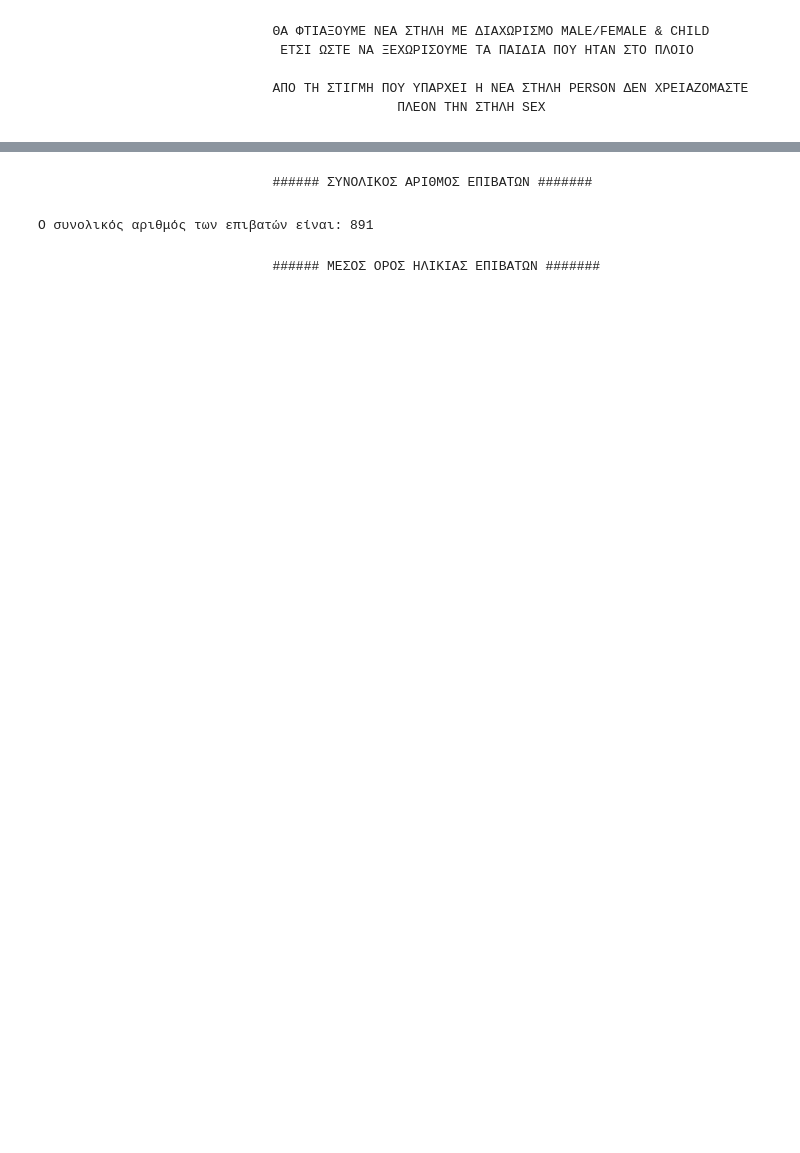
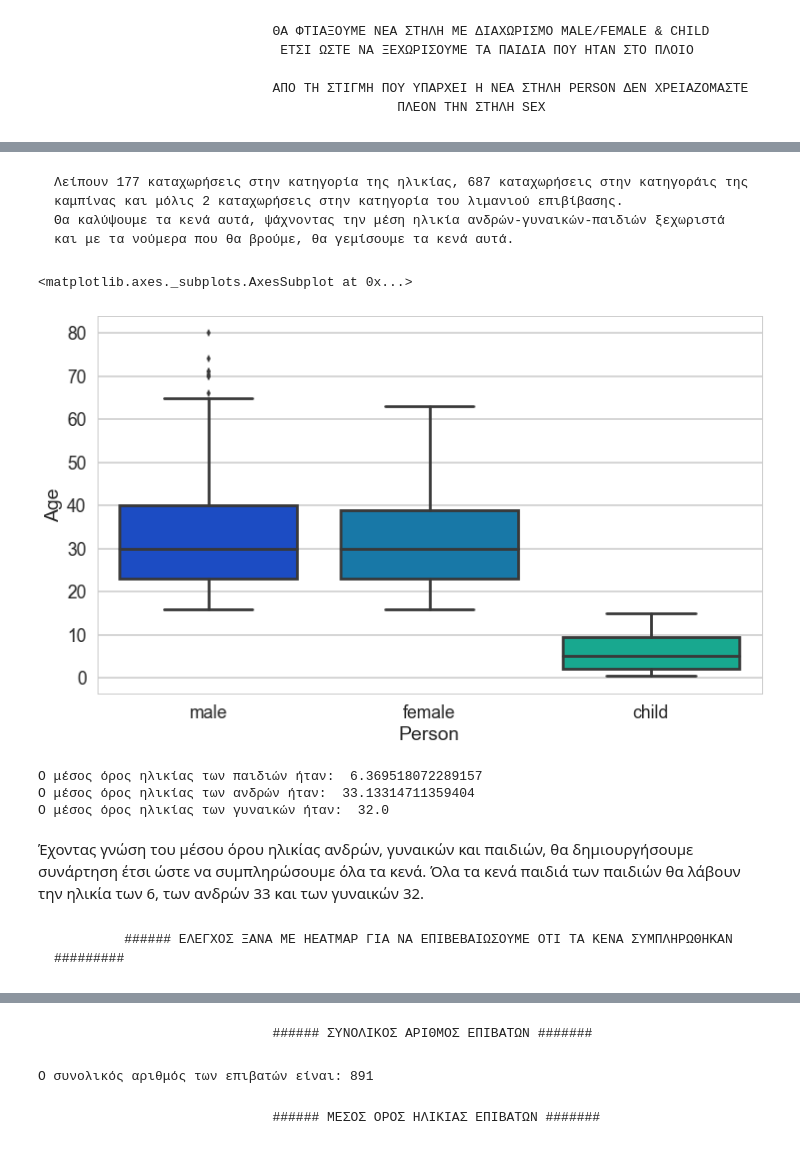
Before and after one commit to stefanosarta/titanic, a Jupyter notebook: titanic.ipynb, the cells around one changed output, grey strips where cells are left out. Cells and saved outputs as stored; diff of their text form; code cells hidden in the pictures; blank space fills up the shorter version.

```diff
--- a/titanic.ipynb
+++ b/titanic.ipynb
@@ -78,0 +114,20 @@ train_df.head(3)
+# %% [markdown]
+    Λείπουν 177 καταχωρήσεις στην κατηγορία της ηλικίας, 687 καταχωρήσεις στην κατηγοράις της καμπίνας και μόλις 2 καταχωρήσεις στην κατηγορία του λιμανιού επιβίβασης.
+    Θα καλύψουμε τα κενά αυτά, ψάχνοντας την μέση ηλικία ανδρών-γυναικών-παιδιών ξεχωριστά και με τα νούμερα που θα βρούμε, θα γεμίσουμε τα κενά αυτά.
+# %%
+sns.set_style('whitegrid')
+plt.figure(figsize=(12, 7))
+sns.boxplot(x='Person',y='Age',data=train_df,palette='winter')
+# %% [output]
+<matplotlib.axes._subplots.AxesSubplot at 0x...>
+[figure, added]
+# %%
+print("Ο μέσος όρος ηλικίας των παιδιών ήταν: ",train_df.loc[train_df['Person'] == "child", 'Age'].mean())
+print("Ο μέσος όρος ηλικίας των ανδρών ήταν: ",train_df.loc[train_df['Person'] == "male", 'Age'].mean())
+print("Ο μέσος όρος ηλικίας των γυναικών ήταν: ", train_df.loc[train_df['Person'] == "female", 'Age'].mean())
+# %% [output]
+Ο μέσος όρος ηλικίας των παιδιών ήταν:  6.369518072289157
+Ο μέσος όρος ηλικίας των ανδρών ήταν:  33.13314711359404
+Ο μέσος όρος ηλικίας των γυναικών ήταν:  32.0
+# %% [markdown]
+Έχοντας γνώση του μέσου όρου ηλικίας ανδρών, γυναικών και παιδιών, θα δημιουργήσουμε συνάρτηση έτσι ώστε να συμπληρώσουμε όλα τα κενά. Όλα τα κενά παιδιά των παιδιών θα λάβουν την ηλικία των 6, των ανδρών 33 και των γυναικών 32.
@@ -78,0 +154,2 @@ train_df.head(3)
+# %% [markdown]
+             ###### ΕΛΕΓΧΟΣ ΞΑΝΑ ΜΕ HEATMAP ΓΙΑ ΝΑ ΕΠΙΒΕΒΑΙΩΣΟΥΜΕ ΟΤΙ ΤΑ ΚΕΝΑ ΣΥΜΠΛΗΡΩΘΗΚΑΝ #########
```
Also changed, not shown: parts of 48 cells of this notebook.
